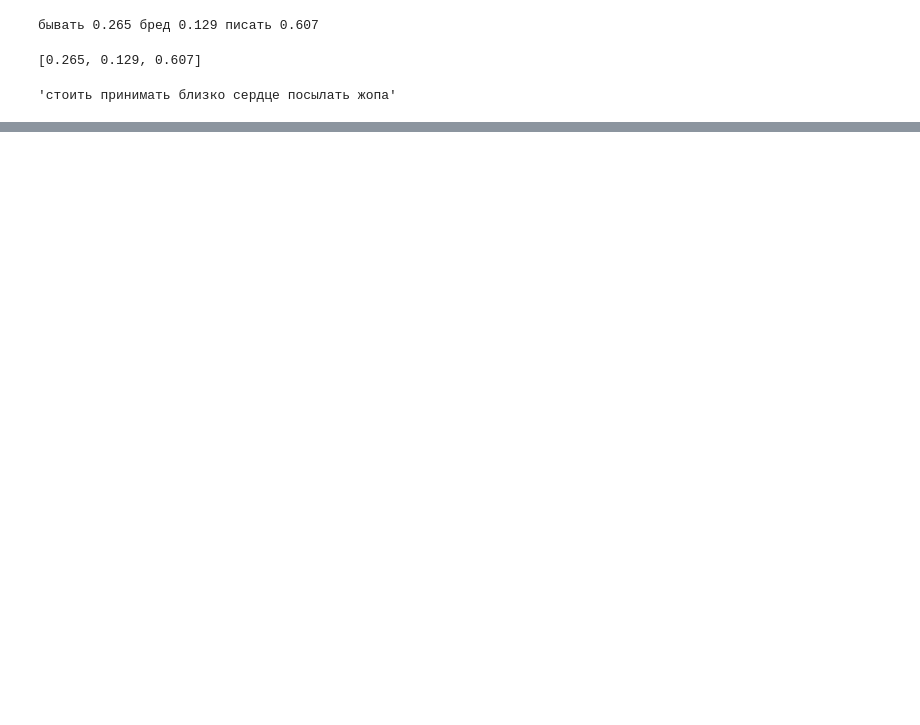
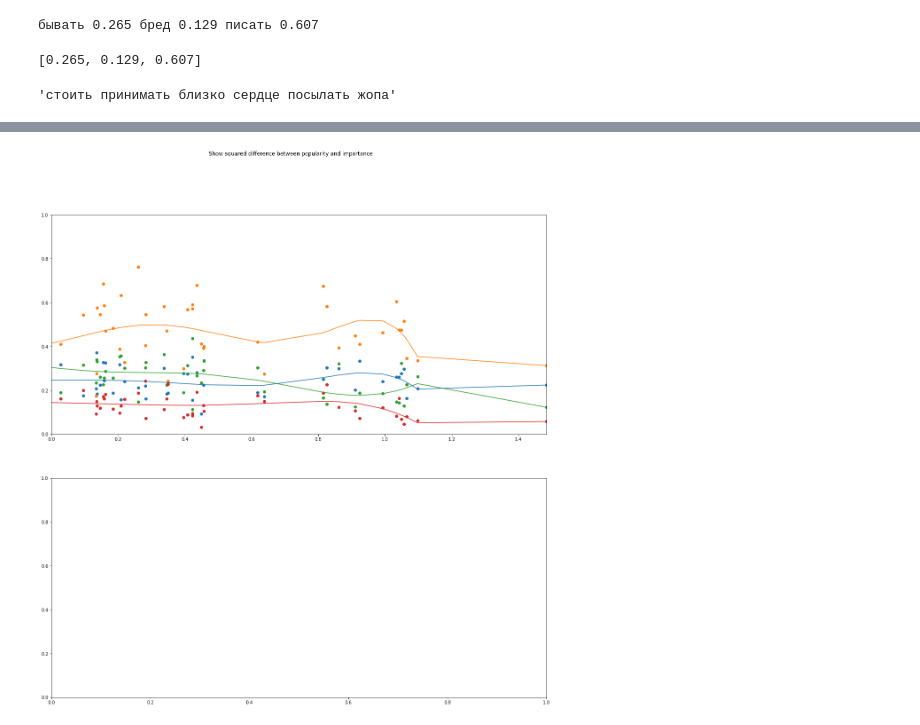
Before and after one commit to featztex/PsychoBot, a Jupyter notebook: ml/model_d2v_35k.ipynb, the cells around one changed output, grey strips where cells are left out. Cells and saved outputs as stored; diff of their text form; code cells hidden in the pictures; blank space fills up the shorter version.

```diff
--- a/ml/model_d2v_35k.ipynb
+++ b/ml/model_d2v_35k.ipynb
@@ -178,0 +210,4 @@ for quote in sims:
+# %%
+q_35_300_tokens = [q.split() for q in df_35k_short['processed_quotes'].values.tolist()]
+q_35_300_words = [q for q in df_35k_short['quotes'].values.tolist()]
+q_35_300_for_training = list(tagged_document(q_35_300_tokens))
@@ -450,20 +344,0 @@ plt.show()
-# %%
-i = 0
-diff_per_sample = np.zeros((len(loggs)//rep, len(loggs[0])))
-log_sqr = np.log(np.array(list(sort_sqr_sample.values())))
-
-while i!= len(loggs):
-    diff_per_sample[i//5] += np.array(loggs[i])/rep
-    i+=1
-fig, axs = plt.subplots(2,figsize=(20, 20))
-fig.suptitle('Show squared difference between popularity and importance')
-
-d = 10
-for sample in range(10, len(loggs)//rep - 2, 1):
-    axs[0].scatter(log_sqr, diff_per_sample[sample])
-    axs[0].axis([0, max(log_sqr), 0, 1])
-    theta = np.polyfit(log_sqr, diff_per_sample[sample], deg=d)
-    model = np.poly1d(theta)
-    axs[0].plot(log_sqr, model(log_sqr))
-    delta = diff_per_sample[sample] - model(log_sqr)
-plt.show()
@@ -471,0 +542,22 @@ plt.show()
+# %%
+i = 0
+diff_per_sample = np.zeros((len(loggs)//rep, len(loggs[0])))
+log_sqr = np.log(np.array(list(sort_sqr_sample.values())))
+
+while i!= len(loggs):
+    diff_per_sample[i//5] += np.array(loggs[i])/rep
+    i+=1
+fig, axs = plt.subplots(2,figsize=(20, 20))
+fig.suptitle('Show squared difference between popularity and importance')
+
+d = 10
+for sample in range(0, len(loggs)//rep - 2, 4):
+    axs[0].scatter(log_sqr, diff_per_sample[sample])
+    axs[0].axis([0, max(log_sqr), 0, 1])
+    theta = np.polyfit(log_sqr, diff_per_sample[sample], deg=d)
+    model = np.poly1d(theta)
+    axs[0].plot(log_sqr, model(log_sqr))
+    delta = diff_per_sample[sample] - model(log_sqr)
+plt.show()
+# %% [output]
+[figure, added]
```
Also changed, not shown: parts of 49 cells of this notebook.
